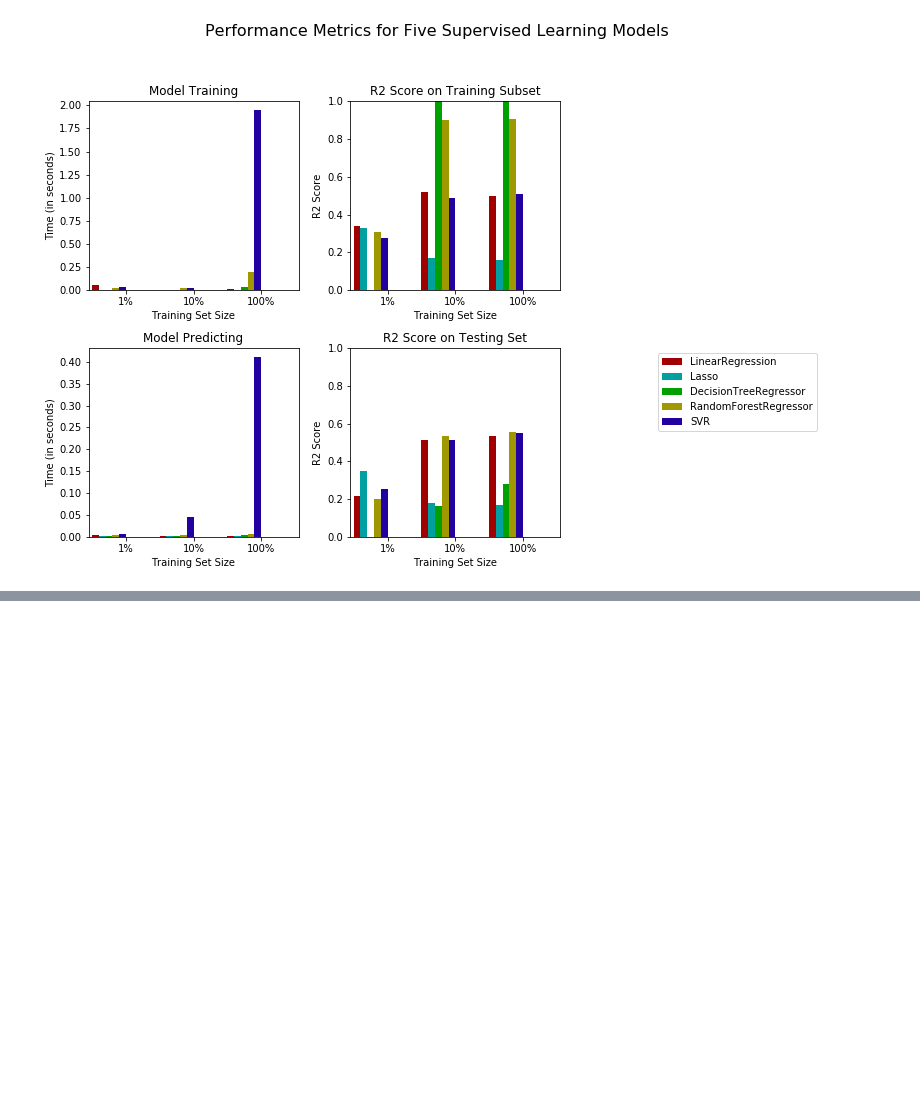
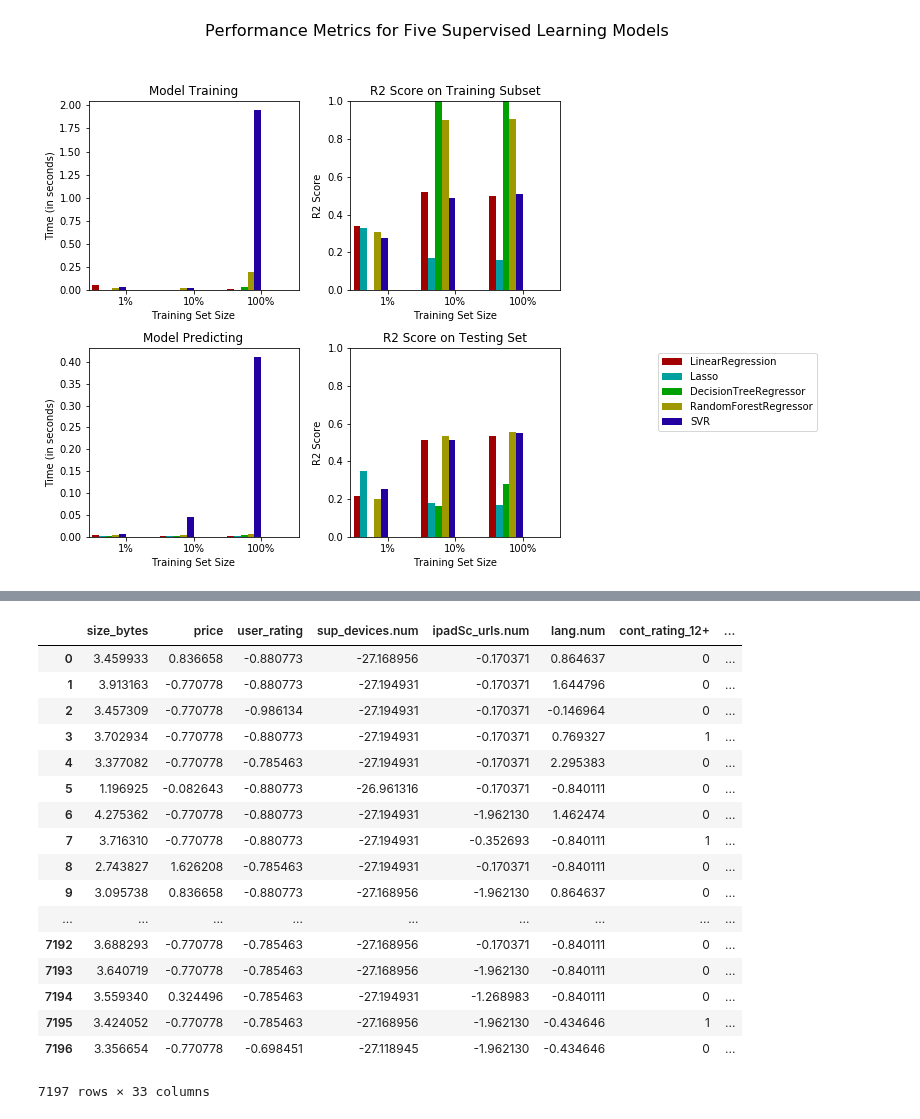
Before and after one commit to cgman64/apple-store-analysis, a Jupyter notebook: appStoreAnalysis.ipynb, the cells around one changed output, grey strips where cells are left out. Saved outputs shown, nothing was run; the diff lists cells and outputs as text; code cells hidden in the pictures; blank space fills up the shorter version.

Commit message:
selectKBest, dropped binary feature vpp_lic

```diff
--- a/appStoreAnalysis.ipynb
+++ b/appStoreAnalysis.ipynb
@@ -665,0 +672,6 @@ vs.evaluate(results)
+# %%
+from sklearn.feature_selection import SelectKBest
+
+features_list_df = np.array(df.columns)
+selector_df = SelectKBest(k='all')
+selector_df.fit(X, y.ravel())
@@ -665,0 +723,25 @@ vs.evaluate(results)
+# %%
+# Drop features
+X=X.drop(['vpp_lic_0','vpp_lic_1'],axis=1)
+
+from sklearn.pipeline import Pipeline
+plr = Pipeline([("pca",PCA()),("lr", LogisticRegression())])
+# %% [output]
+|  | size_bytes | price | user_rating | sup_devices.num | ipadSc_urls.num | lang.num | cont_rating_12+ | ... |
+| 0 | 3.459933 | 0.836658 | -0.880773 | -27.168956 | -0.170371 | 0.864637 | 0 | ... |
+| 1 | 3.913163 | -0.770778 | -0.880773 | -27.194931 | -0.170371 | 1.644796 | 0 | ... |
+| 2 | 3.457309 | -0.770778 | -0.986134 | -27.194931 | -0.170371 | -0.146964 | 0 | ... |
+| 3 | 3.702934 | -0.770778 | -0.880773 | -27.194931 | -0.170371 | 0.769327 | 1 | ... |
+| 4 | 3.377082 | -0.770778 | -0.785463 | -27.194931 | -0.170371 | 2.295383 | 0 | ... |
+| 5 | 1.196925 | -0.082643 | -0.880773 | -26.961316 | -0.170371 | -0.840111 | 0 | ... |
+| 6 | 4.275362 | -0.770778 | -0.880773 | -27.194931 | -1.962130 | 1.462474 | 0 | ... |
+| 7 | 3.716310 | -0.770778 | -0.880773 | -27.194931 | -0.352693 | -0.840111 | 1 | ... |
+| 8 | 2.743827 | 1.626208 | -0.785463 | -27.194931 | -0.170371 | -0.840111 | 0 | ... |
+| 9 | 3.095738 | 0.836658 | -0.880773 | -27.168956 | -1.962130 | 0.864637 | 0 | ... |
+| ... | ... | ... | ... | ... | ... | ... | ... | ... |
+| 7192 | 3.688293 | -0.770778 | -0.785463 | -27.168956 | -0.170371 | -0.840111 | 0 | ... |
+| 7193 | 3.640719 | -0.770778 | -0.785463 | -27.168956 | -1.962130 | -0.840111 | 0 | ... |
+| 7194 | 3.559340 | 0.324496 | -0.785463 | -27.194931 | -1.268983 | -0.840111 | 0 | ... |
+| 7195 | 3.424052 | -0.770778 | -0.785463 | -27.168956 | -1.962130 | -0.434646 | 1 | ... |
+| 7196 | 3.356654 | -0.770778 | -0.698451 | -27.118945 | -1.962130 | -0.434646 | 0 | ... |
+7197 rows × 33 columns
```
Also changed, not shown: parts of 4 cells of this notebook.
